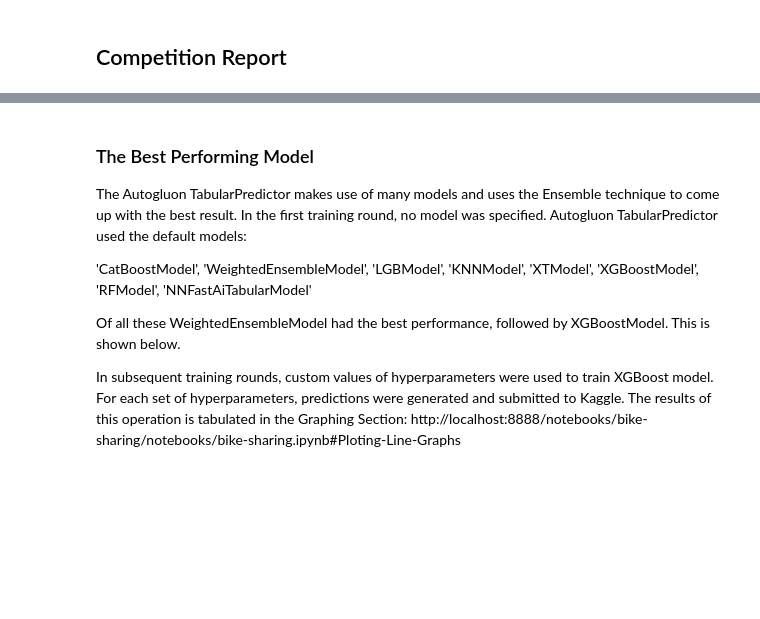
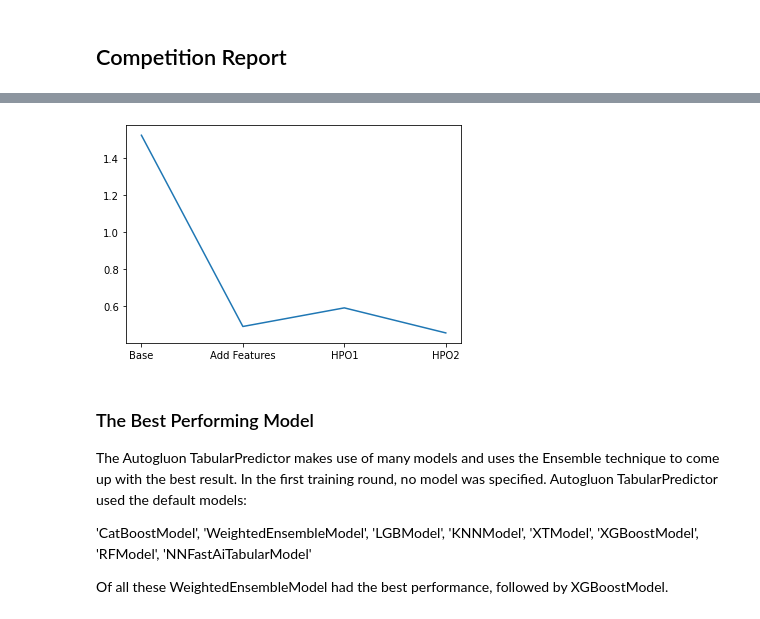
Before and after one commit to Victoradukwu/udacity-aws-mle, a Jupyter notebook: bike-sharing/notebooks/bike-sharing.ipynb, the cells around one changed output, grey strips where cells are left out. Saved outputs shown, nothing was run; the diff lists cells and outputs as text; code cells hidden in the pictures; blank space fills up the shorter version.

Commit message:
further work on the bike sharing project

```diff
--- a/bike-sharing/notebooks/bike-sharing.ipynb
+++ b/bike-sharing/notebooks/bike-sharing.ipynb
@@ -873,9 +674,12 @@ Text(0, 0.5, 'Kaggle Submission Score')
+# %%
+plt.plot(analysis_data['Scenario'], analysis_data['Kaggle Score'])
+plt.show()
+# %% [output]
+[figure, added]
 # %% [markdown]
 ### The Best Performing Model
 The Autogluon TabularPredictor makes use of many models and uses the Ensemble technique to come up with the best result. In the first training round, no model was specified. Autogluon TabularPredictor used the default models:
 
 'CatBoostModel', 'WeightedEnsembleModel', 'LGBModel', 'KNNModel', 'XTModel', 'XGBoostModel', 'RFModel', 'NNFastAiTabularModel'
 
-Of all these WeightedEnsembleModel had the best performance, followed by XGBoostModel. This is shown below.
-
-In subsequent training rounds, custom values of hyperparameters were used to train XGBoost model. For each set of hyperparameters, predictions were generated and submitted to Kaggle. The results of this operation is tabulated in the Graphing Section: http://localhost:8888/notebooks/bike-sharing/notebooks/bike-sharing.ipynb#Ploting-Line-Graphs
+Of all these WeightedEnsembleModel had the best performance, followed by XGBoostModel.
```
Also changed, not shown: parts of 105 cells of this notebook, 10 other files.
